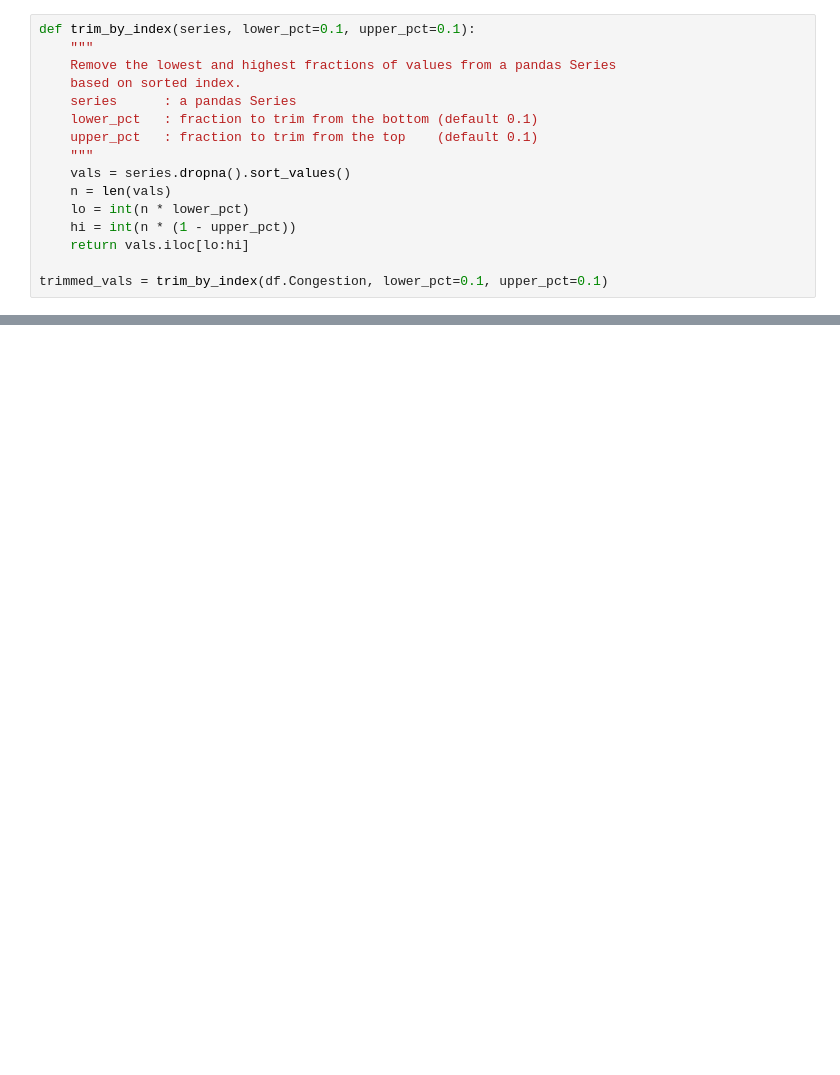
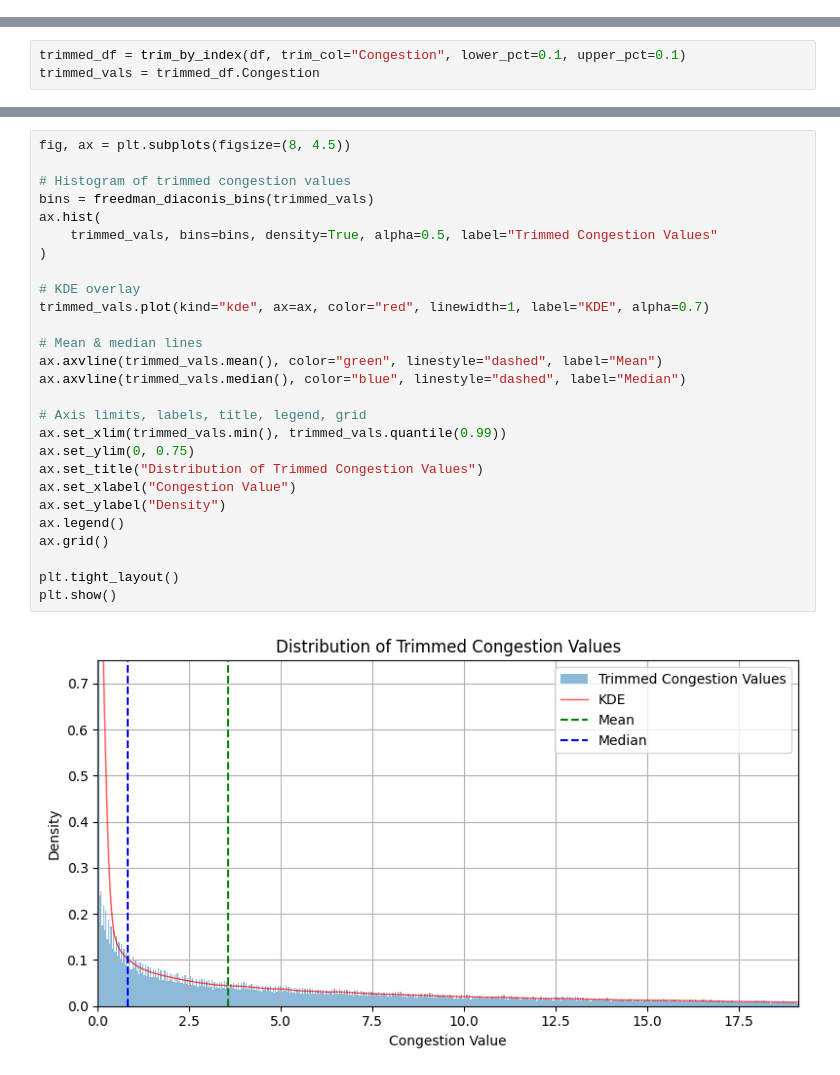
Before and after one commit to hankehly/adhoc-energy-analytics, a Jupyter notebook: notebooks/202506141626_eda.ipynb, the cells around one changed output, grey strips where cells are left out. Drawn from its saved outputs; the diff is of its cells as text; blank space fills up the shorter version.

```diff
--- a/notebooks/202506141626_eda.ipynb
+++ b/notebooks/202506141626_eda.ipynb
@@ -44,17 +117 @@ max         772.11000
 Name: Congestion, dtype: float64
-# %%
-def trim_by_index(series, lower_pct=0.1, upper_pct=0.1):
-    """
-    Remove the lowest and highest fractions of values from a pandas Series
-    based on sorted index.
-    series      : a pandas Series
-    lower_pct   : fraction to trim from the bottom (default 0.1)
-    upper_pct   : fraction to trim from the top    (default 0.1)
-    """
-    vals = series.dropna().sort_values()
-    n = len(vals)
-    lo = int(n * lower_pct)
-    hi = int(n * (1 - upper_pct))
-    return vals.iloc[lo:hi]
-
-trimmed_vals = trim_by_index(df.Congestion, lower_pct=0.1, upper_pct=0.1)
@@ -76,0 +118,3 @@ plt.show()
+# %%
+trimmed_df = trim_by_index(df, trim_col="Congestion", lower_pct=0.1, upper_pct=0.1)
+trimmed_vals = trimmed_df.Congestion
@@ -76,0 +133,29 @@ plt.show()
+# %%
+fig, ax = plt.subplots(figsize=(8, 4.5))
+
+# Histogram of trimmed congestion values
+bins = freedman_diaconis_bins(trimmed_vals)
+ax.hist(
+    trimmed_vals, bins=bins, density=True, alpha=0.5, label="Trimmed Congestion Values"
+)
+
+# KDE overlay
+trimmed_vals.plot(kind="kde", ax=ax, color="red", linewidth=1, label="KDE", alpha=0.7)
+
+# Mean & median lines
+ax.axvline(trimmed_vals.mean(), color="green", linestyle="dashed", label="Mean")
+ax.axvline(trimmed_vals.median(), color="blue", linestyle="dashed", label="Median")
+
+# Axis limits, labels, title, legend, grid
+ax.set_xlim(trimmed_vals.min(), trimmed_vals.quantile(0.99))
+ax.set_ylim(0, 0.75)
+ax.set_title("Distribution of Trimmed Congestion Values")
+ax.set_xlabel("Congestion Value")
+ax.set_ylabel("Density")
+ax.legend()
+ax.grid()
+
+plt.tight_layout()
+plt.show()
+# %% [output]
+[figure, added]
```
Also changed, not shown: parts of 18 cells of this notebook, 1 other file.
